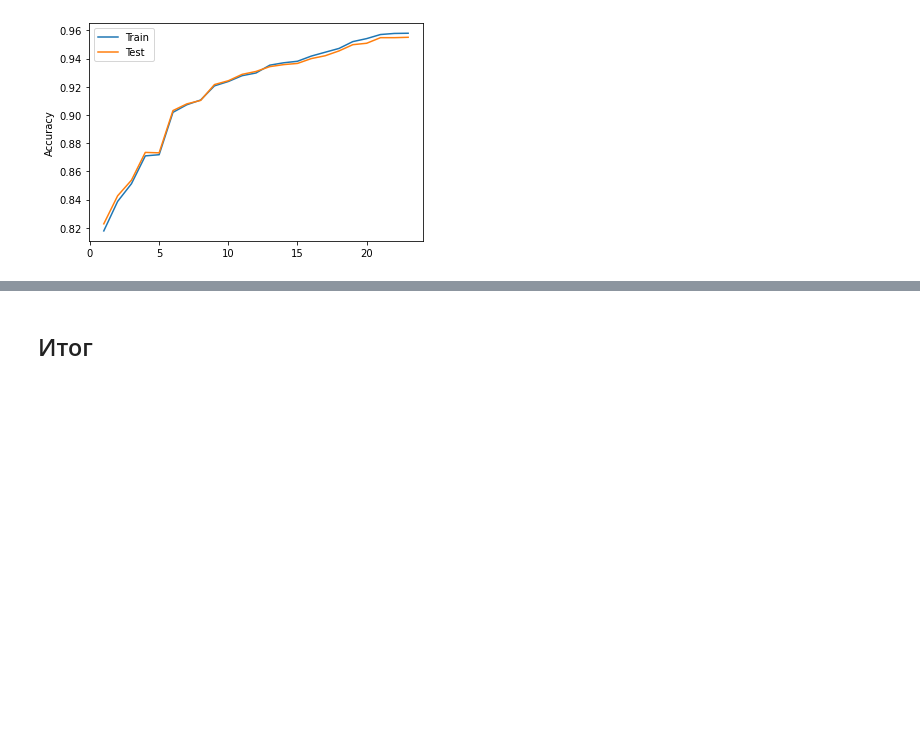
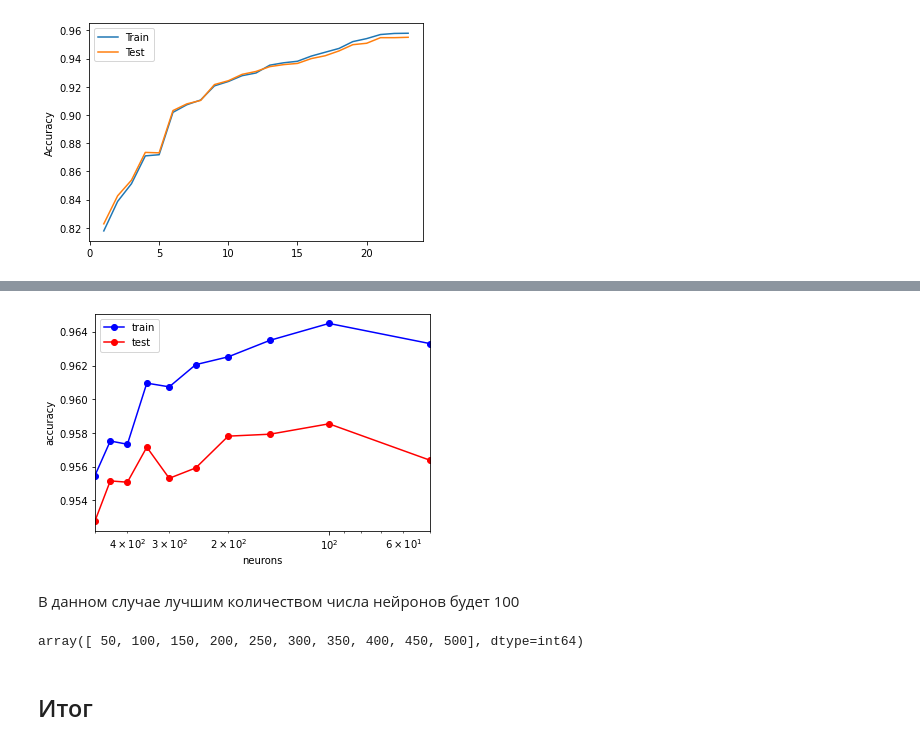
Before and after one commit to planeta4911/ML, a Jupyter notebook: AirlinePassengerSatisfaction.ipynb, the cells around one changed output, grey strips where cells are left out. Drawn from its saved outputs; the diff is of its cells as text; code cells hidden in the pictures; blank space fills up the shorter version.

```diff
--- a/AirlinePassengerSatisfaction.ipynb
+++ b/AirlinePassengerSatisfaction.ipynb
@@ -602,0 +668,13 @@ plt.show()
+# %%
+%%time
+neurons_arr = np.linspace(50, 500, 10).astype('int64')
+
+test_acc = []
+train_acc = []
+for neurons in neurons_arr:
+    mlp_model = MLPClassifier(alpha = 0.001, hidden_layer_sizes = (neurons,),
+                              solver = 'lbfgs', activation = 'logistic', random_state = 42)
+    mlp_model.fit(X_train, y_train)
+
+    train_acc.append(mlp_model.score(X_train, y_train))
+    test_acc.append(mlp_model.score(X_test, y_test))
@@ -603,3 +700,19 @@ plt.show()
+# %%
+plt.semilogx(neurons_arr, train_acc, 'b-o', label = 'train')
+plt.semilogx(neurons_arr, test_acc, 'r-o', label = 'test')
+plt.xlim([np.max(neurons_arr), np.min(neurons_arr)])
+plt.xlabel('neurons')
+plt.ylabel('accuracy')
+plt.legend()
+pass
+# %% [output]
+[figure, added]
+# %% [markdown]
+В данном случае лучшим количеством числа нейронов будет 100
+# %%
+neurons_arr
+# %% [output]
+array([ 50, 100, 150, 200, 250, 300, 350, 400, 450, 500], dtype=int64)
 # %% [markdown]
 ## Итог
 # %% [markdown]
```
Also changed, not shown: parts of 9 cells of this notebook.
